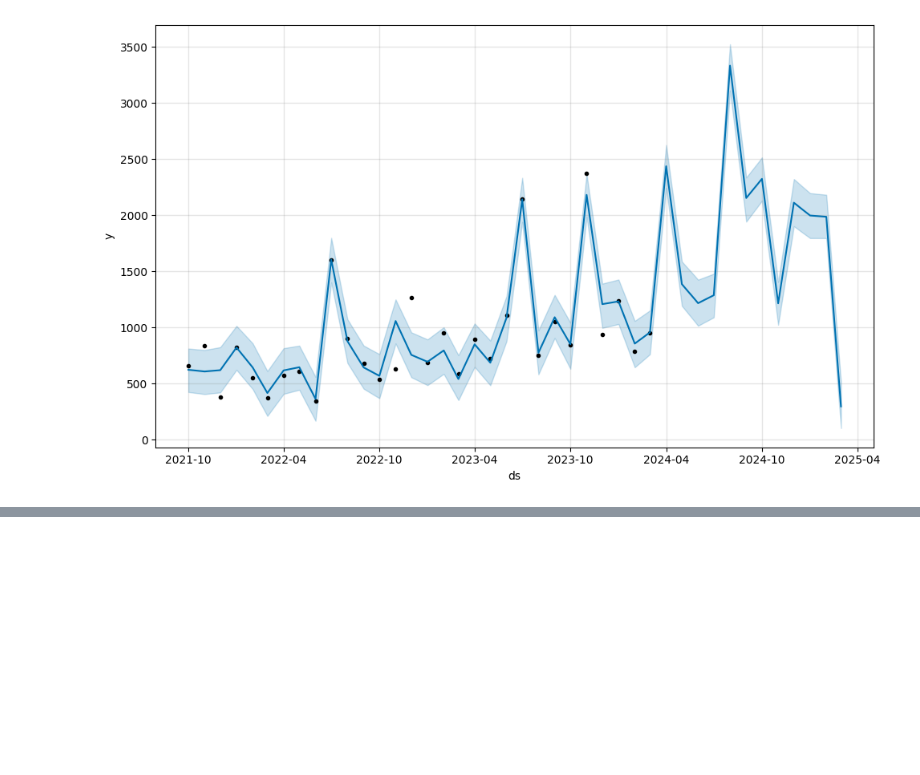
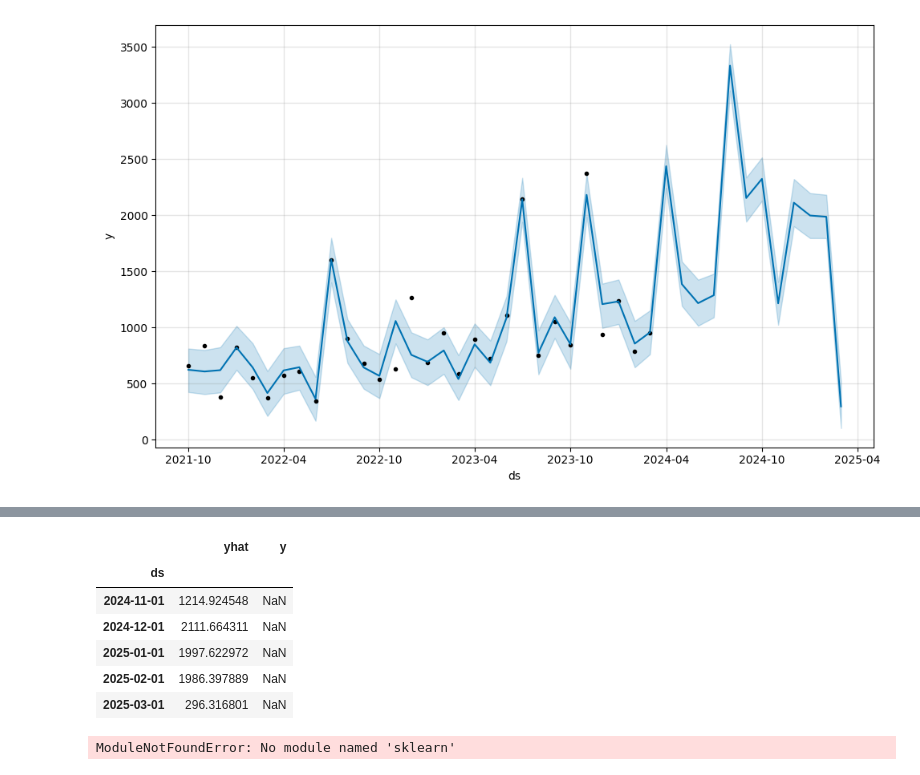
Before and after one commit to Mkranj/time_series_expenses, a Jupyter notebook: scripts/basic_timeseries.ipynb, the cells around one changed output, grey strips where cells are left out. Cells and saved outputs as stored; diff of their text form; code cells hidden in the pictures; blank space fills up the shorter version.

Commit message:
create metrics for monthly model

```diff
--- a/scripts/basic_timeseries.ipynb
+++ b/scripts/basic_timeseries.ipynb
@@ -153,0 +174,16 @@ The behavior of DatetimeProperties.to_pydatetime is deprecated, in a future vers
+# %%
+# Metrics
+
+metrics_df = (forecast.set_index("ds")[['yhat']].
+    join(monthly.set_index("ds").y)
+    )
+
+metrics_df.head()
+# %% [output]
+|  | yhat | y |
+| ds |  |  |
+| 2024-11-01 | 1214.924548 | NaN |
+| 2024-12-01 | 2111.664311 | NaN |
+| 2025-01-01 | 1997.622972 | NaN |
+| 2025-02-01 | 1986.397889 | NaN |
+| 2025-03-01 | 296.316801 | NaN |
@@ -153,0 +193,6 @@ The behavior of DatetimeProperties.to_pydatetime is deprecated, in a future vers
+# %%
+from sklearn.metrics import mean_squared_error, r2_score, mean_absolute_error
+
+r2_score(metrics_df.y, metrics_df.yhat)
+# %% [output]
+ModuleNotFoundError: No module named 'sklearn'
```
Also changed, not shown: parts of 3 cells of this notebook.
